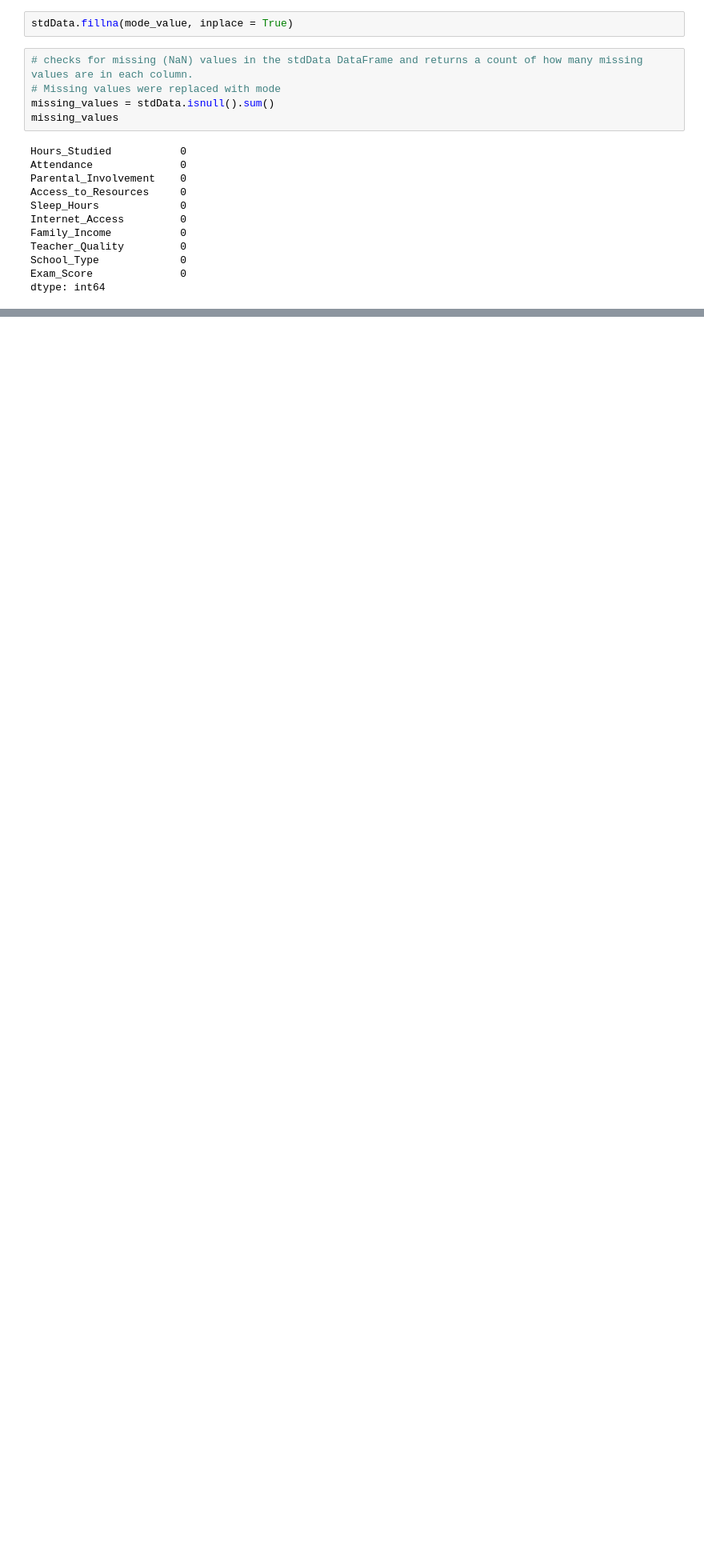
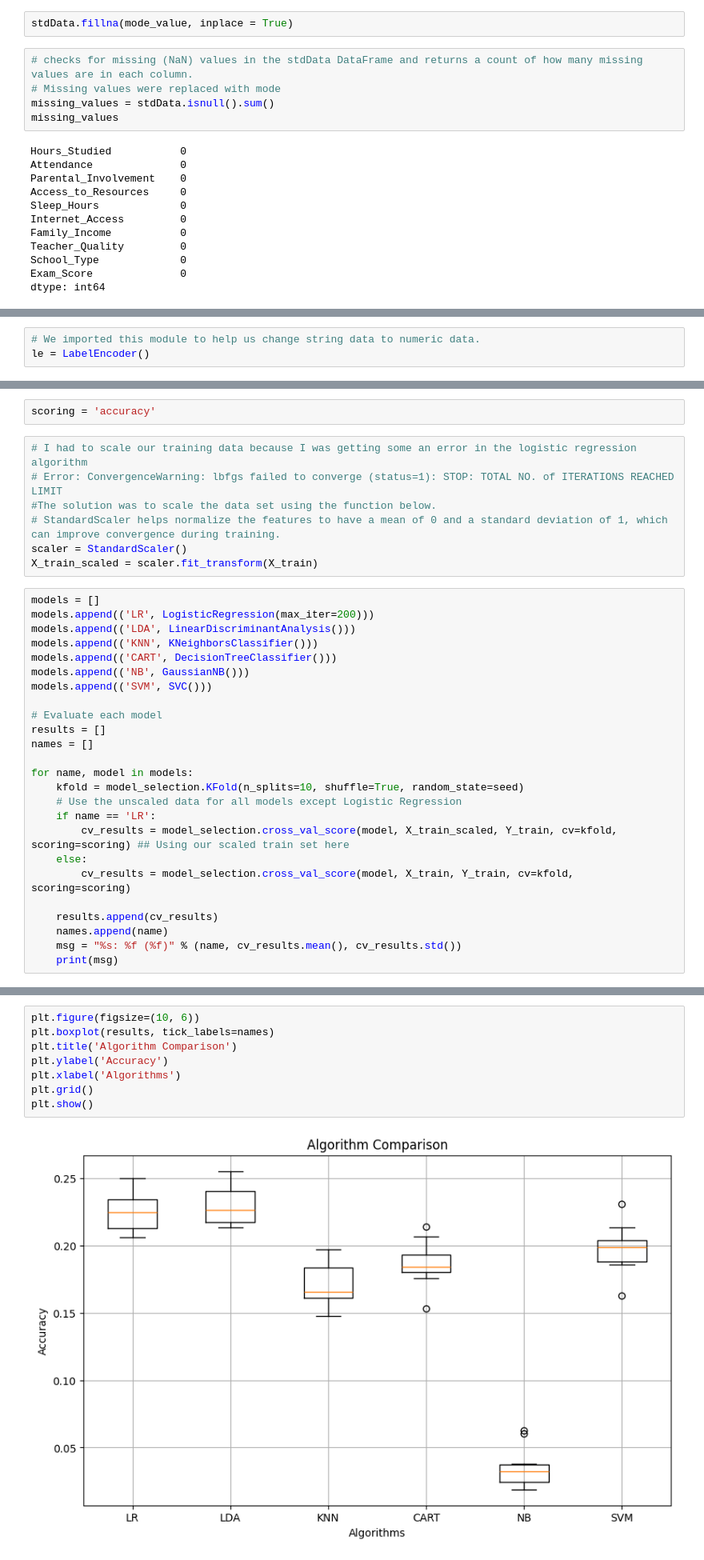
Before and after one commit to dylanDA23/DTA_Assignment2024, a Jupyter notebook: NewDataSet/DTA_ASSIGNMENT.ipynb, the cells around one changed output, grey strips where cells are left out. Shown at 80% size. Drawn from its saved outputs; the diff is of its cells as text; blank space fills up the shorter version.

```diff
--- a/NewDataSet/DTA_ASSIGNMENT.ipynb
+++ b/NewDataSet/DTA_ASSIGNMENT.ipynb
@@ -195,0 +187,3 @@ for column in df_new.columns:
+# %%
+# We imported this module to help us change string data to numeric data.
+le = LabelEncoder()
@@ -195,0 +216,34 @@ for column in df_new.columns:
+# %%
+scoring = 'accuracy'
+# %%
+# I had to scale our training data because I was getting some an error in the logistic regression algorithm
+# Error: ConvergenceWarning: lbfgs failed to converge (status=1): STOP: TOTAL NO. of ITERATIONS REACHED LIMIT
+#The solution was to scale the data set using the function below.
+# StandardScaler helps normalize the features to have a mean of 0 and a standard deviation of 1, which can improve convergence during training.
+scaler = StandardScaler()
+X_train_scaled = scaler.fit_transform(X_train)
+# %%
+models = []
+models.append(('LR', LogisticRegression(max_iter=200)))
+models.append(('LDA', LinearDiscriminantAnalysis()))
+models.append(('KNN', KNeighborsClassifier()))
+models.append(('CART', DecisionTreeClassifier()))
+models.append(('NB', GaussianNB()))
+models.append(('SVM', SVC()))
+
+# Evaluate each model
+results = []
+names = []
+
+for name, model in models:
+    kfold = model_selection.KFold(n_splits=10, shuffle=True, random_state=seed)
+    # Use the unscaled data for all models except Logistic Regression
+    if name == 'LR':
+        cv_results = model_selection.cross_val_score(model, X_train_scaled, Y_train, cv=kfold, scoring=scoring) ## Using our scaled train set here
+    else:
+        cv_results = model_selection.cross_val_score(model, X_train, Y_train, cv=kfold, scoring=scoring)
+
+    results.append(cv_results)
+    names.append(name)
+    msg = "%s: %f (%f)" % (name, cv_results.mean(), cv_results.std())
+    print(msg)
@@ -195,0 +261,10 @@ for column in df_new.columns:
+# %%
+plt.figure(figsize=(10, 6))
+plt.boxplot(results, tick_labels=names)
+plt.title('Algorithm Comparison')
+plt.ylabel('Accuracy')
+plt.xlabel('Algorithms')
+plt.grid()
+plt.show()
+# %% [output]
+[figure, added]
```
Also changed, not shown: parts of 14 cells of this notebook.
